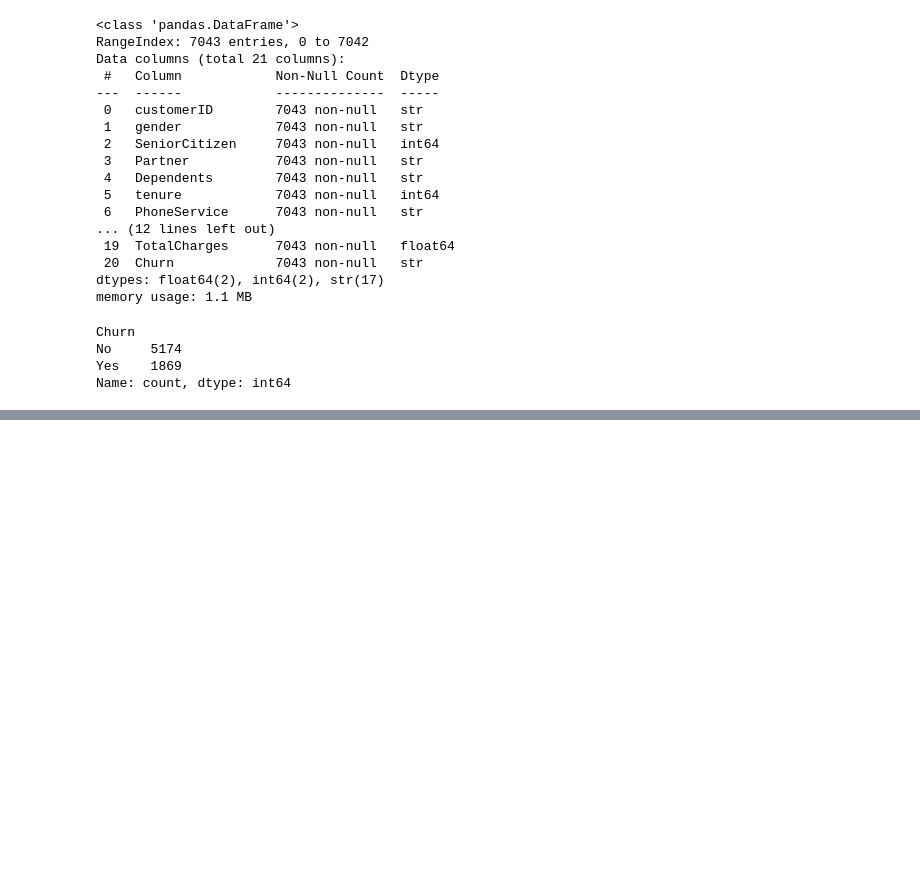
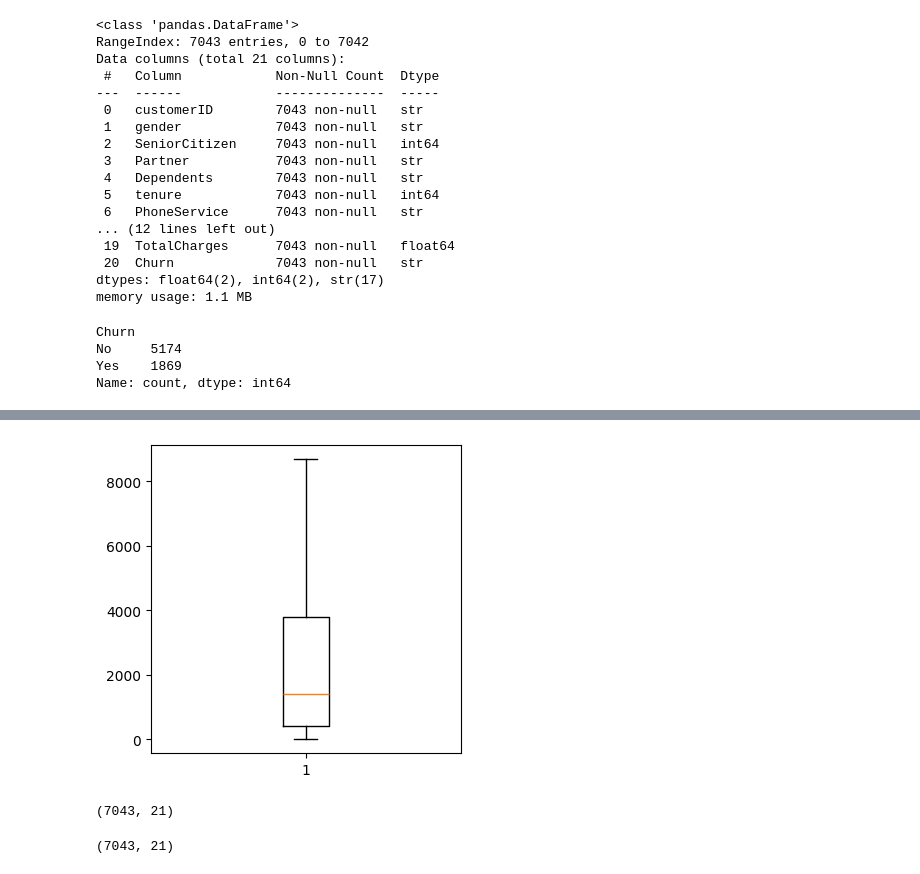
Before and after one commit to Pratiiikdahal/Telco-Customer-Churn-Prediction, a Jupyter notebook: Model Evaluation.ipynb, the cells around one changed output, grey strips where cells are left out. Drawn from its saved outputs; the diff is of its cells as text; code cells hidden in the pictures; blank space fills up the shorter version.

```diff
--- a/Model Evaluation.ipynb
+++ b/Model Evaluation.ipynb
@@ -312,0 +330,10 @@ Name: count, dtype: int64
+# %%
+plt.figure(figsize=(4,4))
+plt.boxplot(data['TotalCharges'])
+plt.show()
+# %% [output]
+[figure, added]
+# %%
+data.shape
+# %% [output]
+(7043, 21)
@@ -312,0 +352,4 @@ Name: count, dtype: int64
+# %%
+data.shape
+# %% [output]
+(7043, 21)
```
Also changed, not shown: parts of 27 cells of this notebook.
